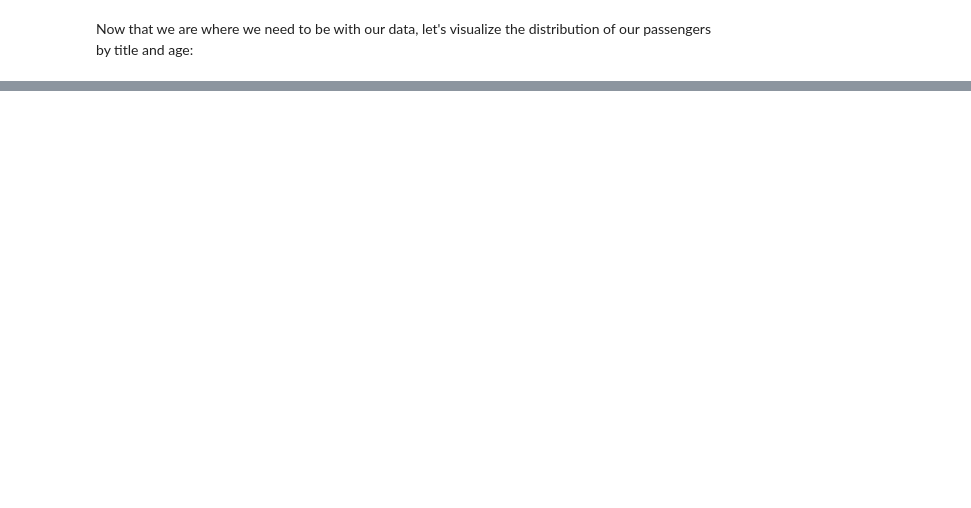
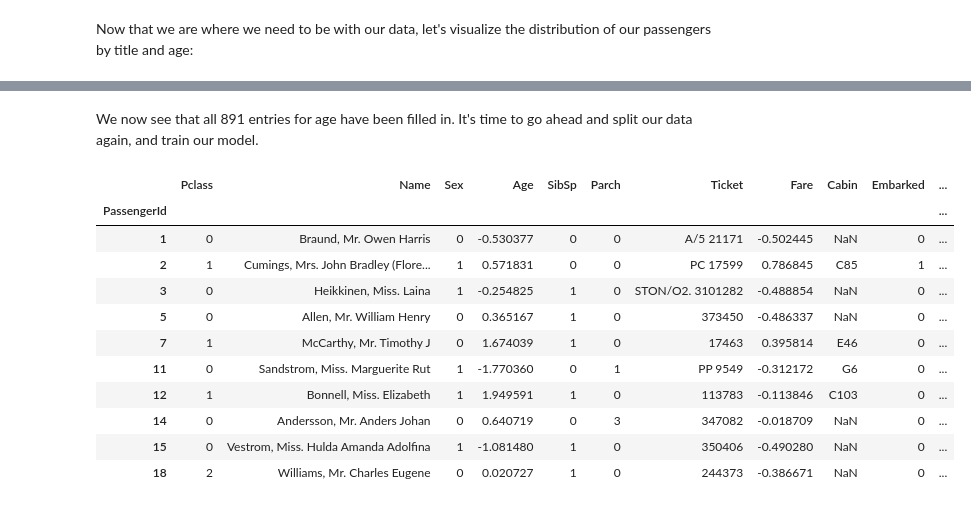
Before and after one commit to wcneill/kaggle, a Jupyter notebook: titanic/titanic2.ipynb, the cells around one changed output, grey strips where cells are left out. Saved outputs shown, nothing was run; the diff lists cells and outputs as text; code cells hidden in the pictures; blank space fills up the shorter version.

```diff
--- a/titanic/titanic2.ipynb
+++ b/titanic/titanic2.ipynb
@@ -522,3 +520,17 @@ train_df.Title.value_counts()
 Name: Title, dtype: int64
 # %% [markdown]
 Now that we are where we need to be with our data, let's visualize the distribution of our passengers by title and age:
+# %%
+# Sort titles by median age for visual display:
+titles = pd.Series(train_df.Title.unique(), name="Title")
+medians = []
+for title in titles:
+#     print(title)
+    title_med = train_df.loc[train_df.Title == title, 'Age'].median()
+    medians.append(title_med)
+
+titles = pd.concat([titles, pd.Series(medians, name='Medians')], axis=1).sort_values(by='Medians')
+
+#Plot boxplot sorted by median age of title:
+
+sns.boxplot(x='Title', y='Age', data=train_df, order = titles.index)
@@ -524,0 +542,4 @@ Now that we are where we need to be with our data, let's visualize the distribut
+# %%
+for title in train_df.Title.unique():
+    median = train_df.loc[train_df.Title == title, 'Age'].median()
+    train_df.loc[train_df.Age.isnull() & (train_df.Title == title), 'Age'] = median
@@ -524,0 +568,26 @@ Now that we are where we need to be with our data, let's visualize the distribut
+# %% [markdown]
+We now see that all 891 entries for age have been filled in. It's time to go ahead and split our data again, and train our model.
+# %%
+# Split data again. We should get the same split as last time by using the same random seed:
+np.random.seed(333)
+
+X = train_df.drop(['Survived'], axis=1)
+Y = train_df.Survived
+
+x_train, x_test, y_train, y_test = model_selection.train_test_split(X, Y, test_size=0.2)
+x_train, x_valid, y_train, y_valid = model_selection.train_test_split(x_train, y_train, test_size=0.2)
+
+x_train.sort_values(by='PassengerId').head(10)
+# %% [output]
+|  | Pclass | Name | Sex | Age | SibSp | Parch | Ticket | Fare | Cabin | Embarked | ... |
+| PassengerId |  |  |  |  |  |  |  |  |  |  | ... |
+| 1 | 0 | Braund, Mr. Owen Harris | 0 | -0.530377 | 0 | 0 | A/5 21171 | -0.502445 | NaN | 0 | ... |
+| 2 | 1 | Cumings, Mrs. John Bradley (Flore... | 1 | 0.571831 | 0 | 0 | PC 17599 | 0.786845 | C85 | 1 | ... |
+| 3 | 0 | Heikkinen, Miss. Laina | 1 | -0.254825 | 1 | 0 | STON/O2. 3101282 | -0.488854 | NaN | 0 | ... |
+| 5 | 0 | Allen, Mr. William Henry | 0 | 0.365167 | 1 | 0 | 373450 | -0.486337 | NaN | 0 | ... |
+| 7 | 1 | McCarthy, Mr. Timothy J | 0 | 1.674039 | 1 | 0 | 17463 | 0.395814 | E46 | 0 | ... |
+| 11 | 0 | Sandstrom, Miss. Marguerite Rut | 1 | -1.770360 | 0 | 1 | PP 9549 | -0.312172 | G6 | 0 | ... |
+| 12 | 1 | Bonnell, Miss. Elizabeth | 1 | 1.949591 | 1 | 0 | 113783 | -0.113846 | C103 | 0 | ... |
+| 14 | 0 | Andersson, Mr. Anders Johan | 0 | 0.640719 | 0 | 3 | 347082 | -0.018709 | NaN | 0 | ... |
+| 15 | 0 | Vestrom, Miss. Hulda Amanda Adolfina | 1 | -1.081480 | 1 | 0 | 350406 | -0.490280 | NaN | 0 | ... |
+| 18 | 2 | Williams, Mr. Charles Eugene | 0 | 0.020727 | 1 | 0 | 244373 | -0.386671 | NaN | 0 | ... |
```
Also changed, not shown: parts of 17 cells of this notebook, 1 other file.
